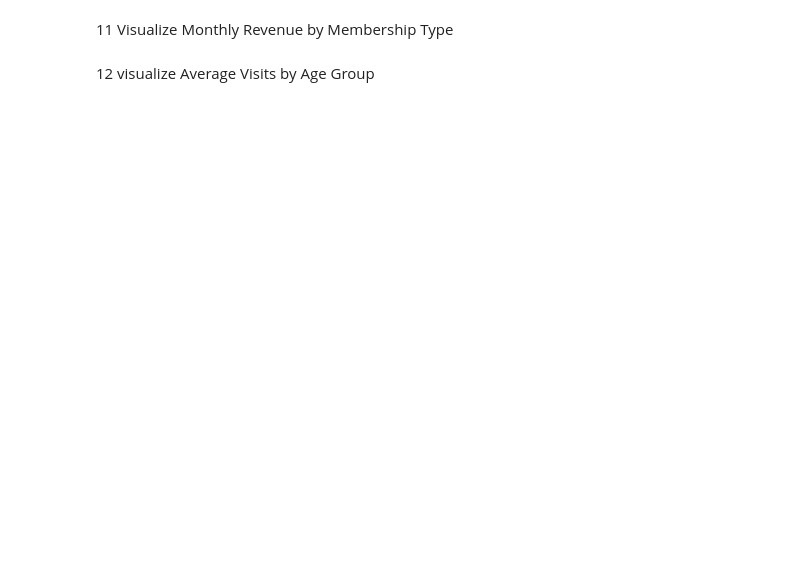
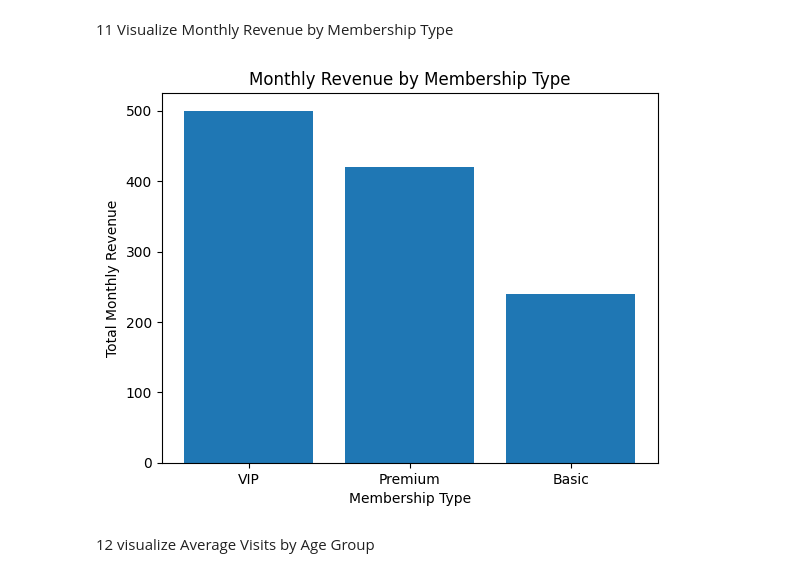
Before and after one commit to JoshPatNava/Exploratory_Data_Analysis, a Jupyter notebook: Insights_Summary/insights_summary.ipynb, the cells around one changed output. Cells and saved outputs as stored; diff of their text form; code cells hidden in the pictures; blank space fills up the shorter version.

```diff
--- a/Insights_Summary/insights_summary.ipynb
+++ b/Insights_Summary/insights_summary.ipynb
@@ -108,3 +108,8 @@ df
 Insights Summary
 
 Insights Summaries refer to using the the raw data to create a summary that will answer a question.
+# %%
+# Create a copy of the dataframe
+insights_df = df.copy()
+# Check the columsn
+insights_df.columns
@@ -116,0 +172,16 @@ The overall KPI summary or Key Performance Indicators refer to basic indicators
+# %%
+# Create a member ship summary
+membership_summary = (
+    insights_df.groupby('membership_type')
+    .agg(
+        member_count=("member_id", "count"),
+        total_monthly_revenue=("monthly_fee", "sum"),
+        average_visits=("visits_per_month", "mean"),
+        average_classes=("classes_attended", "mean"),
+        average_satisfaction=("satisfaction_score", "mean")
+        )
+        .reset_index()
+        .sort_values(by = "total_monthly_revenue", ascending = False)
+)
+
+membership_summary
@@ -130,0 +319,7 @@ The overall KPI summary or Key Performance Indicators refer to basic indicators
+# %%
+membership_summary["percent_of_total_revenue"] = (
+    membership_summary["total_monthly_revenue"] /
+    membership_summary["total_monthly_revenue"].sum()
+) * 100
+
+membership_summary
@@ -133,4 +359,16 @@ The overall KPI summary or Key Performance Indicators refer to basic indicators
 # %% [markdown]
 11 Visualize Monthly Revenue by Membership Type
+# %%
+plt.figure()
+plt.bar(
+    membership_summary["membership_type"],
+    membership_summary["total_monthly_revenue"]
+)
+plt.xlabel("Membership Type")
+plt.ylabel("Total Monthly Revenue")
+plt.title("Monthly Revenue by Membership Type")
+plt.show()
+# %% [output]
+[figure, added]
 # %% [markdown]
 12 visualize Average Visits by Age Group
```
Also changed, not shown: parts of 19 cells of this notebook, 1 other file.
